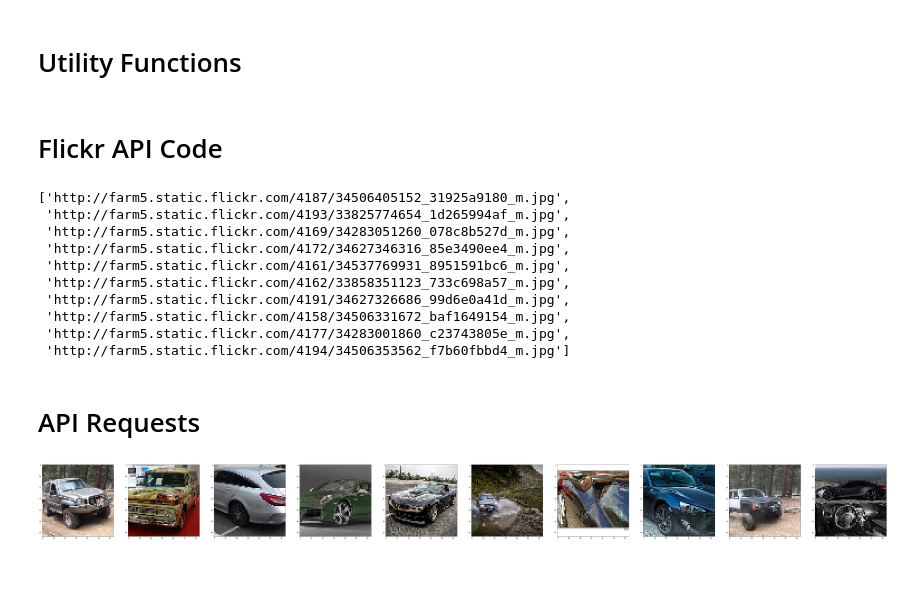
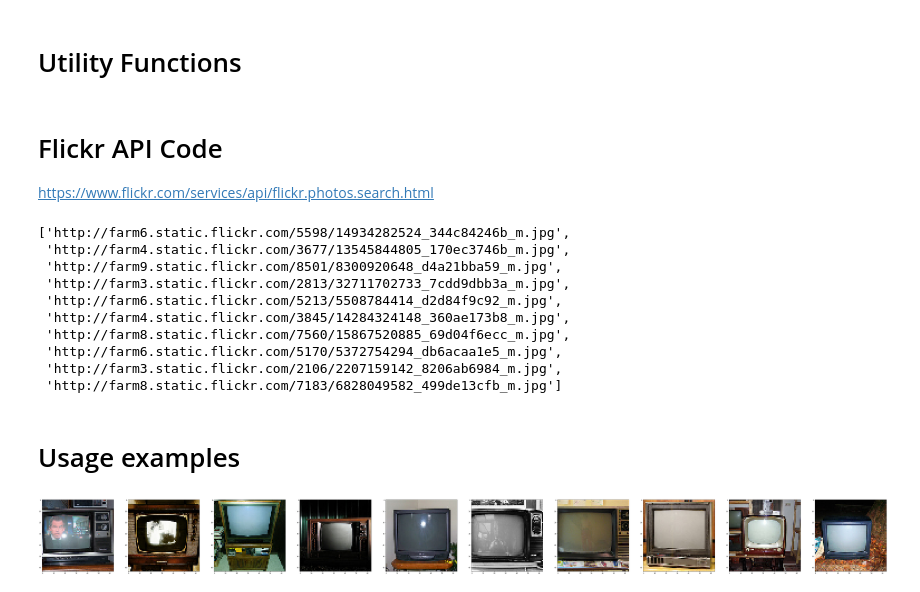
Before and after one commit to alexyku/deep_mcmcp_visualization, a Jupyter notebook: Scrape-Flickr.ipynb, the cells around one changed output. Drawn from its saved outputs; the diff is of its cells as text; code cells hidden in the pictures.

Commit message:
sort by relevance

```diff
--- a/Scrape-Flickr.ipynb
+++ b/Scrape-Flickr.ipynb
@@ -44,8 +46,10 @@ def imshows(imgs, labels=None, scale=10):
         if labels:
             axs[i].title(labels[i])
     plt.show()
-# %% [markdown]
-# Flickr API Code
+# %% [markdown]
+# Flickr API Code
+
+https://www.flickr.com/services/api/flickr.photos.search.html
 # %%
 API_KEY = 'ce4810d60080dfc94cb0efe7a6f8a5d1'
 
@@ -57,11 +61,15 @@ API_KEY = 'ce4810d60080dfc94cb0efe7a6f8a5d1'
 def flickr_api_call(query, limit=10):
     """Returns a list of image urls
     corresponding to the query keyword."""
-    request = ('https://api.flickr.com/services/rest/?method=flickr.photos.search'
+    request = ('https://api.flickr.com/services/rest/?'
+               + 'method=flickr.photos.search'
                + '&api_key=' + API_KEY
                + '&text=' + urllib.quote(query)
                + '&per_page=' + str(limit)
-               + '&format=json&nojsoncallback=1')
+               + '&safe_search=2'
+               + '&sort=relevance'
+               + '&format=json'
+               + '&nojsoncallback=1')
     response = json.loads(urllib.urlopen(request).read())
     items = response['photos']['photo']
     urls = []
@@ -75,19 +83,21 @@ def flickr_api_call(query, limit=10):
 
 flickr_api_call('cat', 10)
 # %% [output]
-['http://farm5.static.flickr.com/4187/34506405152_31925a9180_m.jpg',
- 'http://farm5.static.flickr.com/4193/33825774654_1d265994af_m.jpg',
- 'http://farm5.static.flickr.com/4169/34283051260_078c8b527d_m.jpg',
- 'http://farm5.static.flickr.com/4172/34627346316_85e3490ee4_m.jpg',
- 'http://farm5.static.flickr.com/4161/34537769931_8951591bc6_m.jpg',
- 'http://farm5.static.flickr.com/4162/33858351123_733c698a57_m.jpg',
- 'http://farm5.static.flickr.com/4191/34627326686_99d6e0a41d_m.jpg',
- 'http://farm5.static.flickr.com/4158/34506331672_baf1649154_m.jpg',
- 'http://farm5.static.flickr.com/4177/34283001860_c23743805e_m.jpg',
- 'http://farm5.static.flickr.com/4194/34506353562_f7b60fbbd4_m.jpg']
+['http://farm6.static.flickr.com/5598/14934282524_344c84246b_m.jpg',
+ 'http://farm4.static.flickr.com/3677/13545844805_170ec3746b_m.jpg',
+ 'http://farm9.static.flickr.com/8501/8300920648_d4a21bba59_m.jpg',
+ 'http://farm3.static.flickr.com/2813/32711702733_7cdd9dbb3a_m.jpg',
+ 'http://farm6.static.flickr.com/5213/5508784414_d2d84f9c92_m.jpg',
+ 'http://farm4.static.flickr.com/3845/14284324148_360ae173b8_m.jpg',
+ 'http://farm8.static.flickr.com/7560/15867520885_69d04f6ecc_m.jpg',
+ 'http://farm6.static.flickr.com/5170/5372754294_db6acaa1e5_m.jpg',
+ 'http://farm3.static.flickr.com/2106/2207159142_8206ab6984_m.jpg',
+ 'http://farm8.static.flickr.com/7183/6828049582_499de13cfb_m.jpg']
-# %% [markdown]
-# API Requests
+# %% [markdown]
+# Usage examples
 # %%
-imshows([scrop(url_imread(url), rdim=64) for url in flickr_api_call('car', 10)])
+urls = flickr_api_call('television', 10)
+imgs = [scrop(url_imread(url), rdim=64) for url in urls]
+imshows(imgs)
 # %% [output]
-[figure, old version]
+[figure, new version]
```
Also changed, not shown: parts of 2 cells of this notebook.
